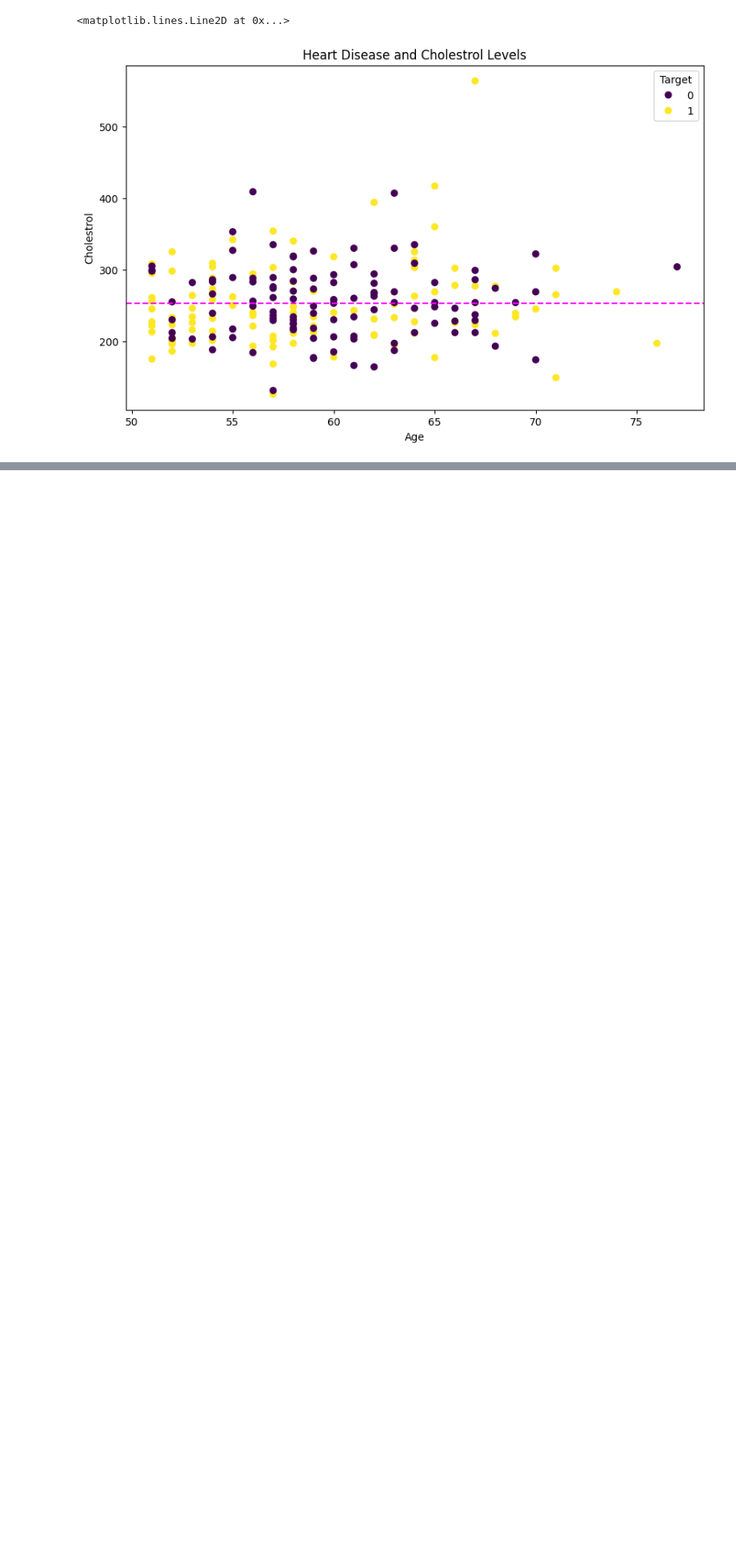
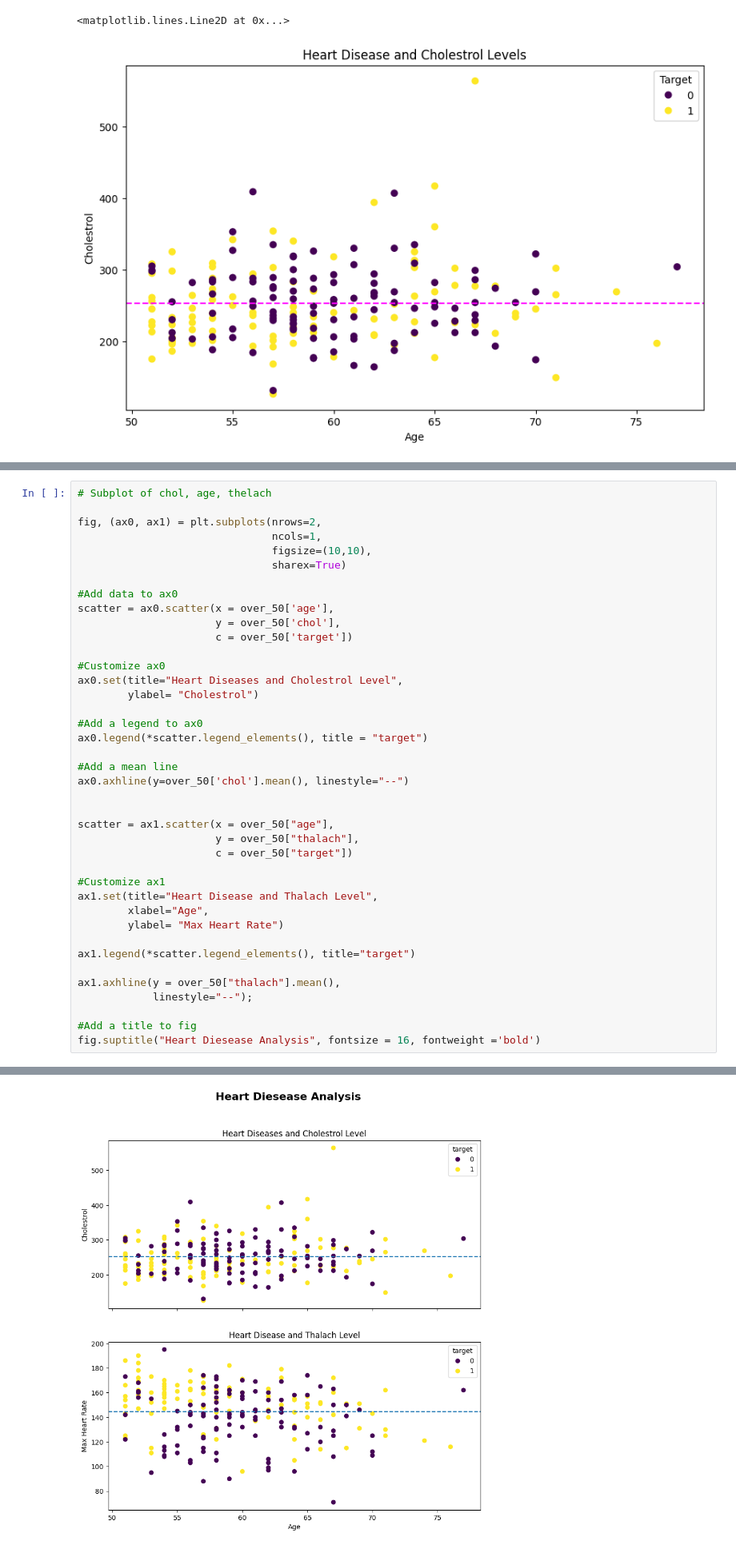
Before and after one commit to ParasKore2003/Machine-Learning, a Jupyter notebook: Practice/Matplotlib/Introduction_to_Matplotlib.ipynb, the cells around one changed output, grey strips where cells are left out. Shown at 80% size. Drawn from its saved outputs; the diff is of its cells as text; blank space fills up the shorter version.

```diff
--- a/Practice/Matplotlib/Introduction_to_Matplotlib.ipynb
+++ b/Practice/Matplotlib/Introduction_to_Matplotlib.ipynb
@@ -438,0 +448,41 @@ ax.axhline(over_50['chol'].mean(),
+# %%
+# Subplot of chol, age, thelach
+
+fig, (ax0, ax1) = plt.subplots(nrows=2,
+                               ncols=1,
+                               figsize=(10,10),
+                               sharex=True)
+
+#Add data to ax0
+scatter = ax0.scatter(x = over_50['age'],
+                      y = over_50['chol'],
+                      c = over_50['target'])
+
+#Customize ax0
+ax0.set(title="Heart Diseases and Cholestrol Level",
+        ylabel= "Cholestrol")
+
+#Add a legend to ax0
+ax0.legend(*scatter.legend_elements(), title = "target")
+
+#Add a mean line
+ax0.axhline(y=over_50['chol'].mean(), linestyle="--")
+
+
+scatter = ax1.scatter(x = over_50["age"],
+                      y = over_50["thalach"],
+                      c = over_50["target"])
+
+#Customize ax1
+ax1.set(title="Heart Disease and Thalach Level",
+        xlabel="Age",
+        ylabel= "Max Heart Rate")
+
+ax1.legend(*scatter.legend_elements(), title="target")
+
+ax1.axhline(y = over_50["thalach"].mean(),
+            linestyle="--");
+
+#Add a title to fig
+fig.suptitle("Heart Diesease Analysis", fontsize = 16, fontweight ='bold')
+# %% [output]
@@ -438,0 +490 @@ ax.axhline(over_50['chol'].mean(),
+[figure, added]
```
Also changed, not shown: parts of 2 cells of this notebook.
